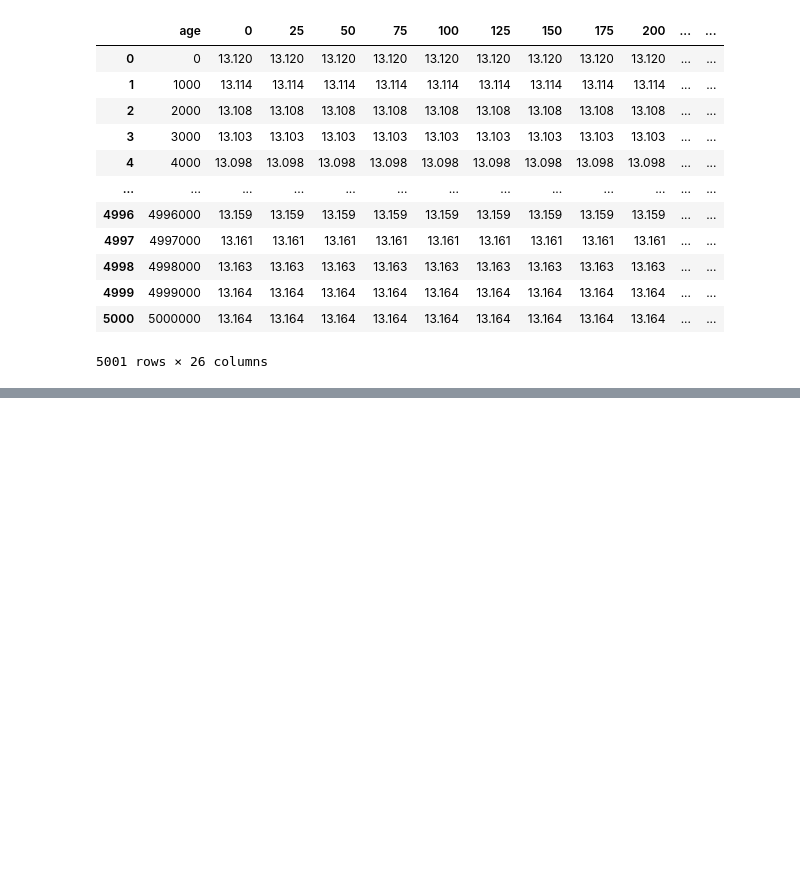
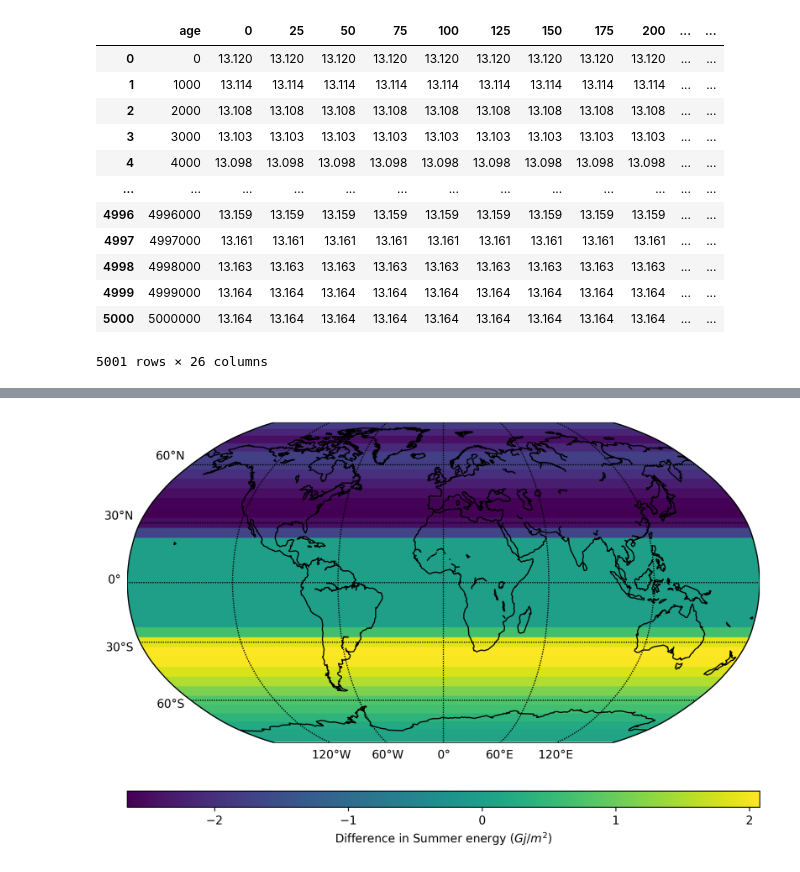
Before and after one commit to Peisong-Zheng/Last_deglaciation, a Jupyter notebook: Figure3_v2.ipynb, the cells around one changed output, grey strips where cells are left out. Cells and saved outputs as stored; diff of their text form; code cells hidden in the pictures; blank space fills up the shorter version.

```diff
--- a/Figure3_v2.ipynb
+++ b/Figure3_v2.ipynb
@@ -125,0 +182,39 @@ array([0.   , 0.   , 0.   , 0.   , 0.   , 0.   , 0.   , 0.   , 0.   ,
+# %%
+import numpy as np
+import matplotlib.pyplot as plt
+from mpl_toolkits.basemap import Basemap
+
+# Define longitudes (from -180 to 180 with 10-degree steps)
+longitudes = np.arange(-180, 180.1, 10)
+latitudes = results_array[:, 0]
+
+# Broadcast results_array to each longitude
+heatmap_data = np.repeat(results_array[:, 1][:, np.newaxis], len(longitudes), axis=1)
+
+# Create a new figure and set its size
+fig = plt.figure(figsize=(15, 6), dpi=300)
+
+# Define the map with Robinson projection
+m = Basemap(projection='robin', lon_0=0, resolution='c')
+
+# Define the x, y grid for the map
+x, y = np.meshgrid(longitudes, latitudes)
+x_map, y_map = m(x, y)
+
+# Draw the heatmap on the map
+m.pcolormesh(x_map, y_map, heatmap_data, shading='auto', cmap='viridis',alpha=1)
+m.colorbar(label="Difference in Summer energy $(Gj/m^2)$", location='bottom', pad='15%',shrink=0.5)
+
+# Draw coastlines, countries and parallels & meridians
+m.drawcoastlines()
+# m.drawcountries()
+m.drawparallels(np.arange(-90., 120., 30.), labels=[1, 0, 0, 0])
+m.drawmeridians(np.arange(0., 360., 60.), labels=[0, 0, 0, 1])
+
+# Set the title for the plot
+# plt.title('Difference in Insolation at 22000 and 11000 for 500 Column')
+
+# Display the map with the heatmap
+plt.show()
+# %% [output]
+[figure, added]
```
Also changed, not shown: parts of 9 cells of this notebook, 17 other files.
